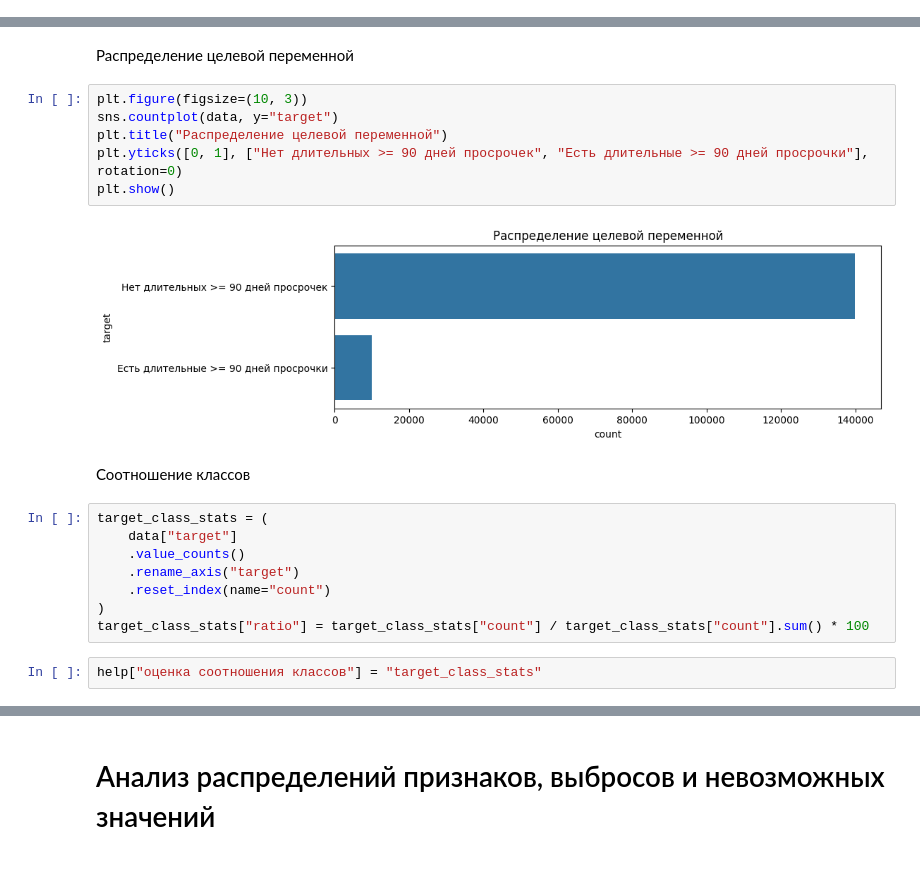
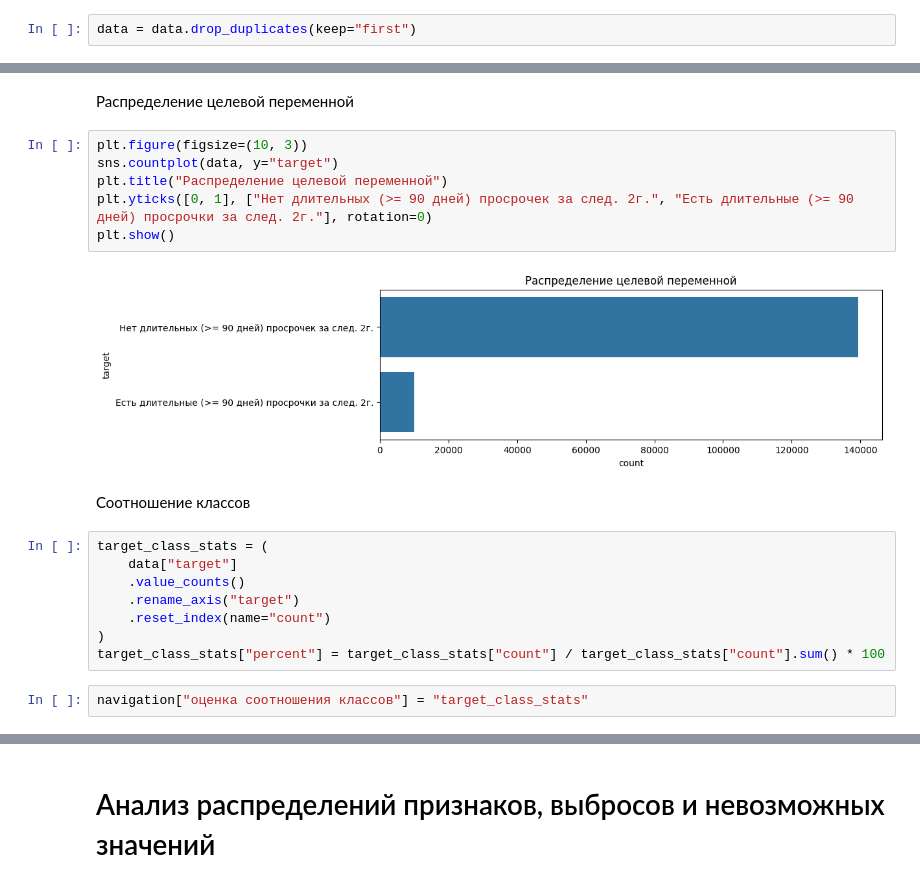
Before and after one commit to drema3-4/Give_me_some_credit, a Jupyter notebook: notebooks/01_eda_data.ipynb, the cells around one changed output, grey strips where cells are left out. Drawn from its saved outputs; the diff is of its cells as text.

```diff
--- a/notebooks/01_eda_data.ipynb
+++ b/notebooks/01_eda_data.ipynb
@@ -172,3 +174,5 @@ dtype: float64
+# %%
+data = data.drop_duplicates(keep="first")
 # %% [markdown]
 Первичная проверка наличия пропусков
 # %%
@@ -208,11 +212,11 @@ missing_summary
 # %%
 plt.figure(figsize=(10, 3))
 sns.countplot(data, y="target")
 plt.title("Распределение целевой переменной")
-plt.yticks([0, 1], ["Нет длительных >= 90 дней просрочек", "Есть длительные >= 90 дней просрочки"], rotation=0)
+plt.yticks([0, 1], ["Нет длительных (>= 90 дней) просрочек за след. 2г.", "Есть длительные (>= 90 дней) просрочки за след. 2г."], rotation=0)
 plt.show()
 # %% [output]
-[figure, old version]
+[figure, new version]
 # %% [markdown]
 Соотношение классов
 # %%
@@ -222,9 +226,9 @@ target_class_stats = (
     .rename_axis("target")
     .reset_index(name="count")
 )
-target_class_stats["ratio"] = target_class_stats["count"] / target_class_stats["count"].sum() * 100
+target_class_stats["percent"] = target_class_stats["count"] / target_class_stats["count"].sum() * 100
 # %%
-help["оценка соотношения классов"] = "target_class_stats"
+navigation["оценка соотношения классов"] = "target_class_stats"
 # %%
 target_class_stats
 # %% [output]
```
Also changed, not shown: parts of 200 cells of this notebook.
